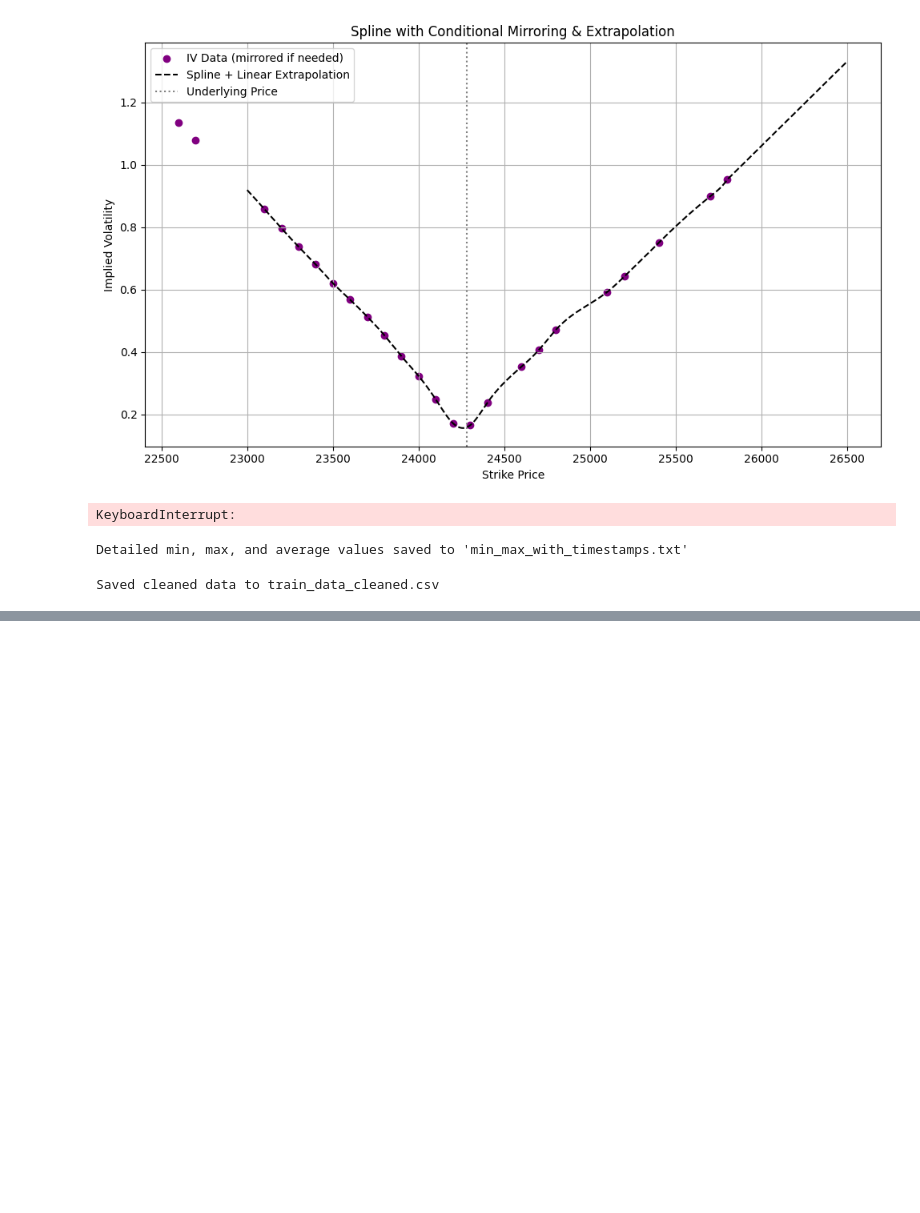
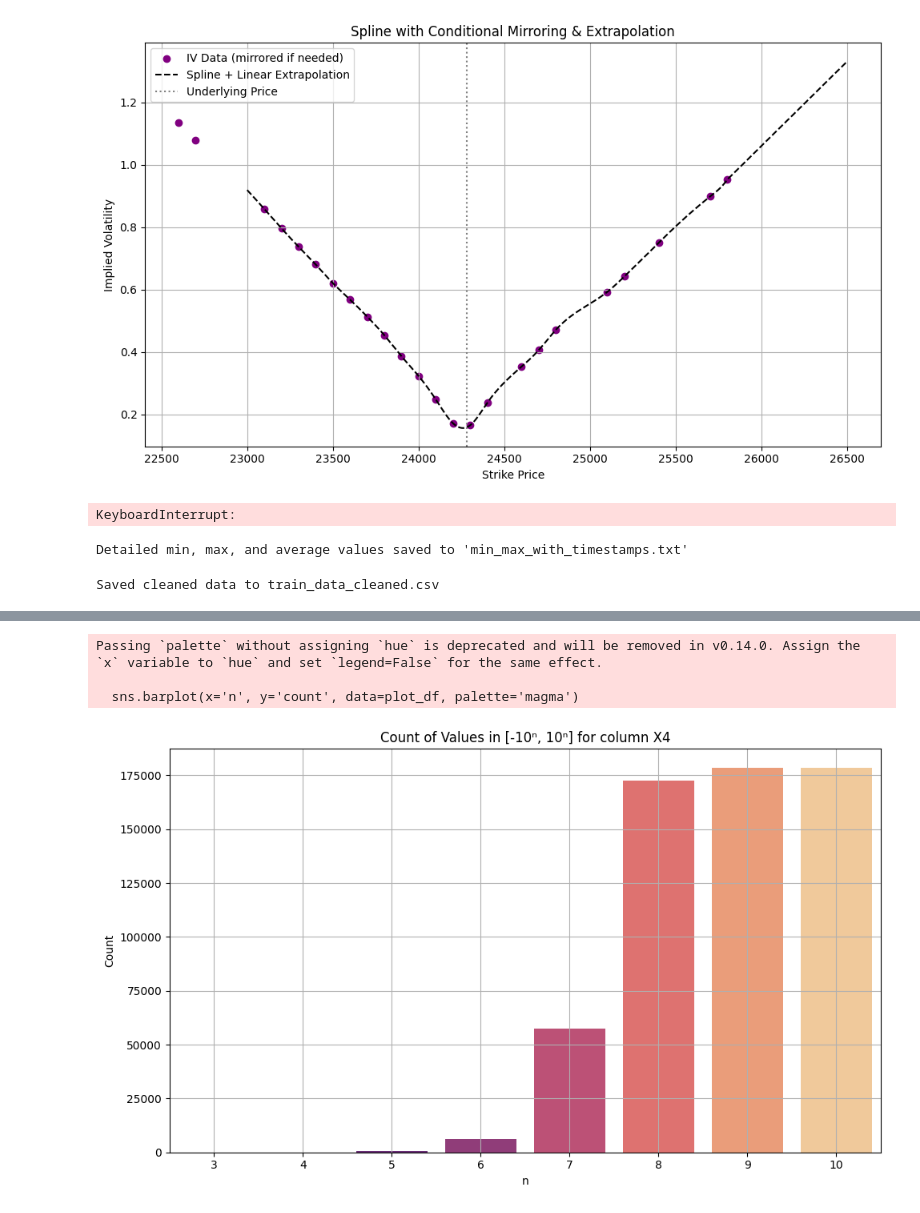
Before and after one commit to ag-arpitgoyal/nk-securities-research-hackathon-2025, a Jupyter notebook: misc.ipynb, the cells around one changed output, grey strips where cells are left out. Saved outputs shown, nothing was run; the diff lists cells and outputs as text; code cells hidden in the pictures; blank space fills up the shorter version.

```diff
--- a/misc.ipynb
+++ b/misc.ipynb
@@ -85,3 +76,18 @@ Null values filled with row-wise averages, excluding 'timestamp'.
+# %%
+import pandas as pd
+
+# Load the CSV file
+df = pd.read_csv('new_train_residuals_masked_filtered.csv')
+
+# Count null values per column
+null_counts = df.isnull().sum()
+total_nulls = null_counts.sum()
+
+# Write to a text file
+with open('null_counts_report.txt', 'w') as f:
+    f.write("Null values per column:\n")
+    f.write(null_counts.to_string())
+    f.write(f"\n\nTotal null values in the entire CSV: {total_nulls}")
 # %%
 import pandas as pd
 import matplotlib.pyplot as plt
@@ -646,0 +718,44 @@ df.to_csv('train_data_cleaned.csv', index=False)
+# %%
+import pandas as pd
+import matplotlib.pyplot as plt
+import numpy as np
+import seaborn as sns
+
+# Load data
+df = pd.read_csv('train_data_cleaned_prev.csv')
+column_name = 'X4'
+data = df[column_name].dropna().values
+
+# Get maximum exponent needed
+max_abs_val = np.max(np.abs(data))
+max_n = int(np.ceil(np.log10(max_abs_val))) if max_abs_val > 0 else 0
+
+counts_by_n = {}
+
+# Count values within [-10^n, 10^n] for each n where count > 0
+for n in range(max_n + 1):
+    limit = 10 ** n
+    count = np.sum(np.abs(data) <= limit)
+    if count > 0:
+        counts_by_n[n] = count
+
+# Prepare DataFrame
+plot_df = pd.DataFrame({
+    'n': list(counts_by_n.keys()),
+    'count': list(counts_by_n.values())
+})
+
+# Plot
+plt.figure(figsize=(10, 6))
+sns.barplot(x='n', y='count', data=plot_df, palette='magma')
+plt.title(f'Count of Values in [-10ⁿ, 10ⁿ] for column {column_name}')
+plt.xlabel('n')
+plt.ylabel('Count')
+plt.grid(True)
+plt.tight_layout()
+plt.show()
+# %% [output]
+Passing `palette` without assigning `hue` is deprecated and will be removed in v0.14.0. Assign the `x` variable to `hue` and set `legend=False` for the same effect.
+
+  sns.barplot(x='n', y='count', data=plot_df, palette='magma')
+[figure, added]
```
Also changed, not shown: parts of 24 cells of this notebook, 36 other files.
